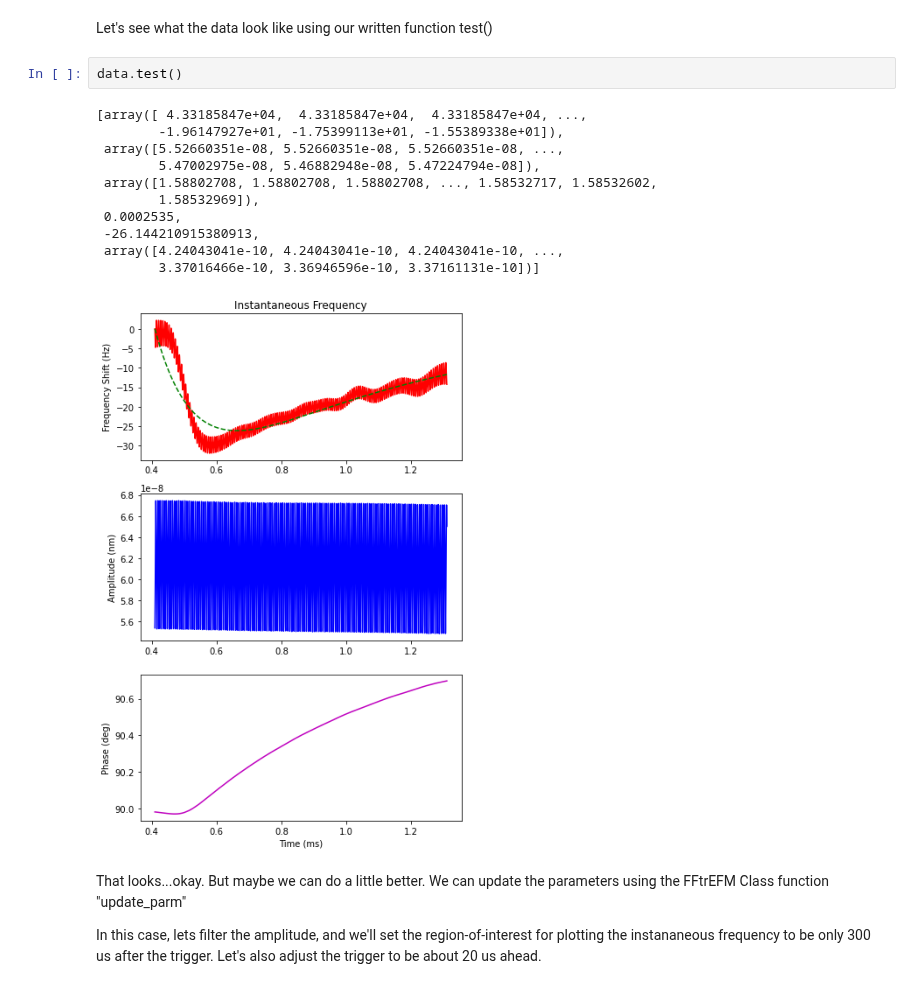
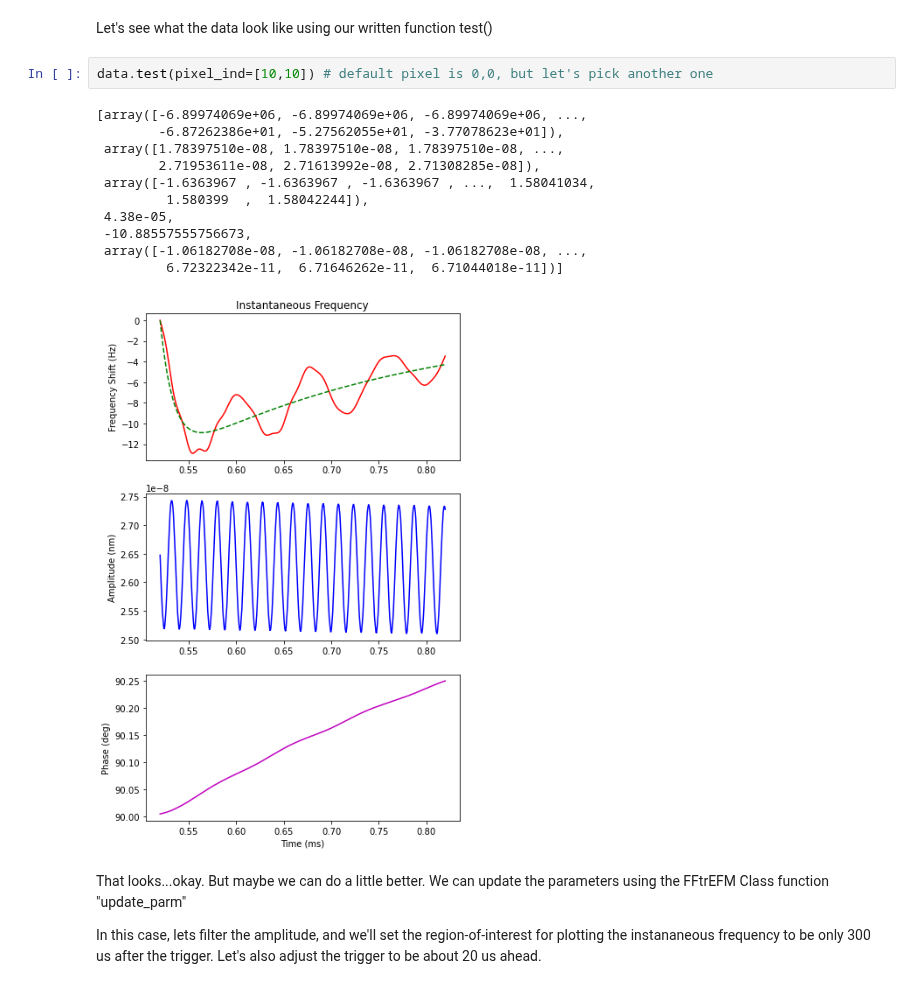
Before and after one commit to rajgiriUW/FFTA, a Jupyter notebook: notebooks/FFtrEFM basic processing.ipynb, the cells around one changed output. Cells and saved outputs as stored; diff of their text form.

```diff
--- a/notebooks/FFtrEFM basic processing.ipynb
+++ b/notebooks/FFtrEFM basic processing.ipynb
@@ -169,20 +221,20 @@ data = ffta.hdf_utils.process.FFtrEFM(h5_rb, override=False)
 Consider calling test() to check results before calling compute() which computes on the entire dataset and writes results to the HDF5 file
 # %% [markdown]
 Let's see what the data look like using our written function test()
-# %%
-data.test()
-# %% [output]
-[array([ 4.33185847e+04,  4.33185847e+04,  4.33185847e+04, ...,
-        -1.96147927e+01, -1.75399113e+01, -1.55389338e+01]),
- array([5.52660351e-08, 5.52660351e-08, 5.52660351e-08, ...,
-        5.47002975e-08, 5.46882948e-08, 5.47224794e-08]),
- array([1.58802708, 1.58802708, 1.58802708, ..., 1.58532717, 1.58532602,
-        1.58532969]),
- 0.0002535,
- -26.144210915380913,
- array([4.24043041e-10, 4.24043041e-10, 4.24043041e-10, ...,
-        3.37016466e-10, 3.36946596e-10, 3.37161131e-10])]
-[figure, removed]
+# %%
+data.test(pixel_ind=[10,10]) # default pixel is 0,0, but let's pick another one
+# %% [output]
+[array([-6.89974069e+06, -6.89974069e+06, -6.89974069e+06, ...,
+        -6.87262386e+01, -5.27562055e+01, -3.77078623e+01]),
+ array([1.78397510e-08, 1.78397510e-08, 1.78397510e-08, ...,
+        2.71953611e-08, 2.71613992e-08, 2.71308285e-08]),
+ array([-1.6363967 , -1.6363967 , -1.6363967 , ...,  1.58041034,
+         1.580399  ,  1.58042244]),
+ 4.38e-05,
+ -10.88557555756673,
+ array([-1.06182708e-08, -1.06182708e-08, -1.06182708e-08, ...,
+         6.72322342e-11,  6.71646262e-11,  6.71044018e-11])]
+[figure, added]
 # %% [markdown]
 That looks...okay. But maybe we can do a little better.
 We can update the parameters using the FFtrEFM Class function "update_parm"
```
Also changed, not shown: parts of 22 cells of this notebook.
